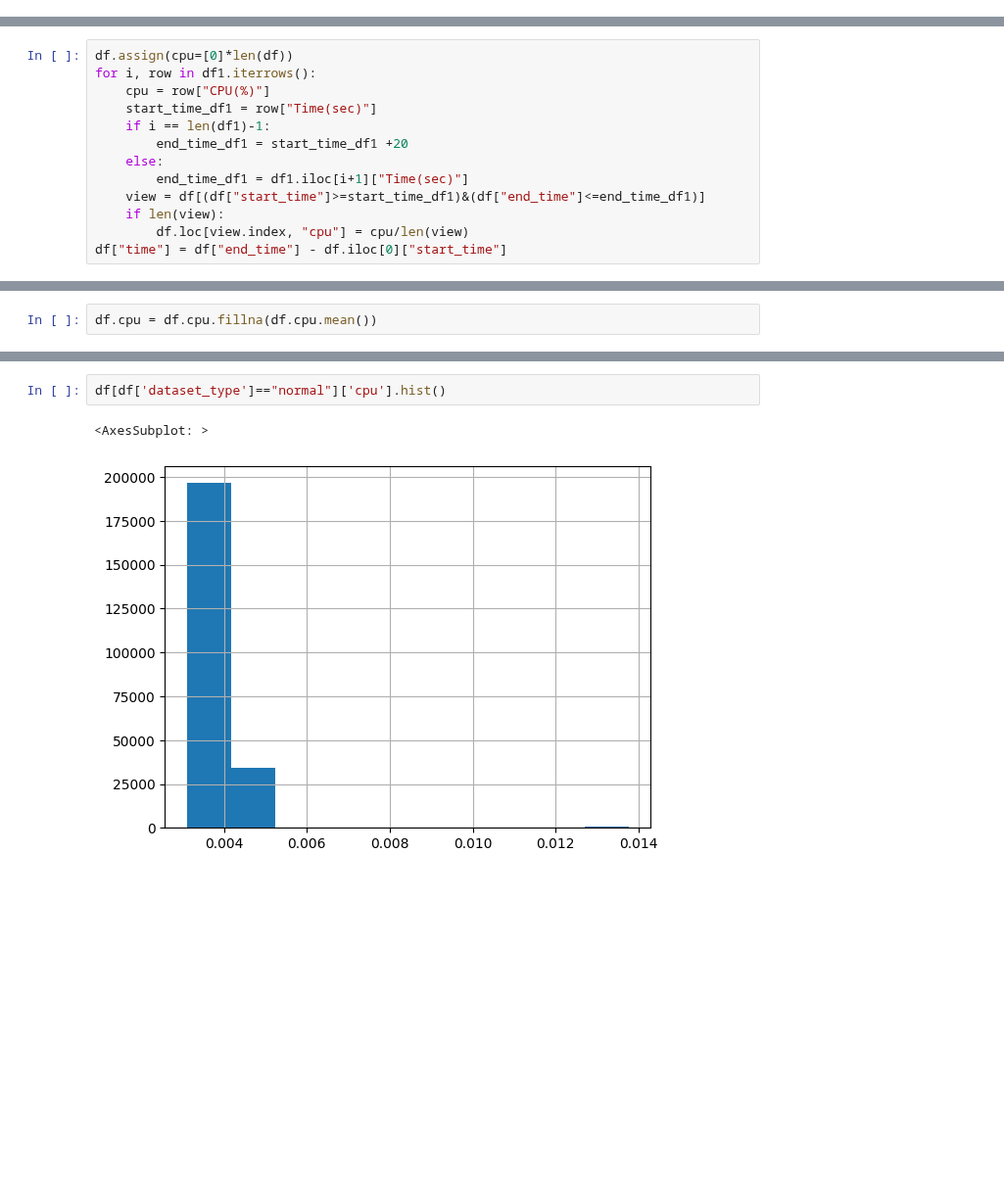
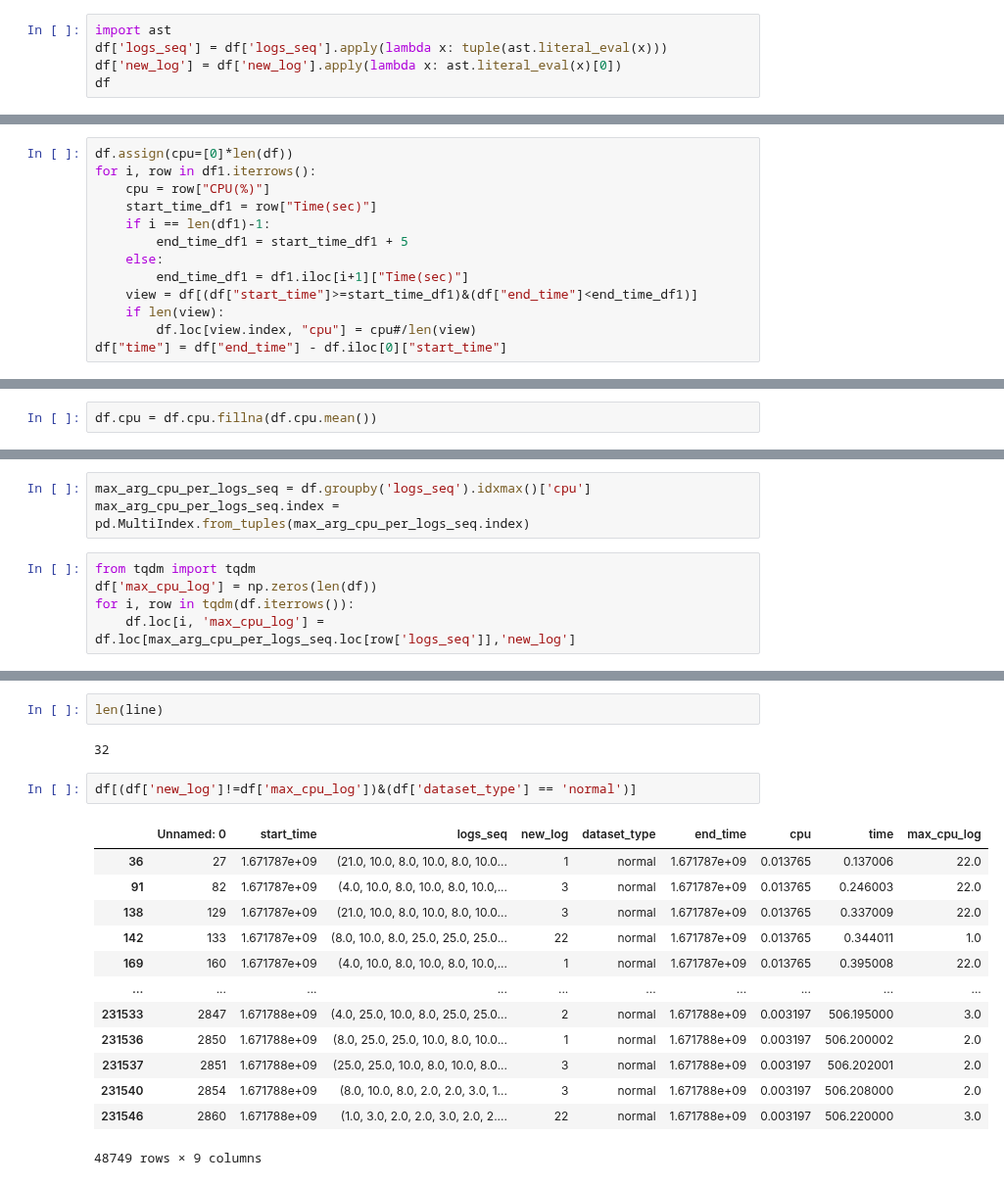
Before and after one commit to sapirani/GreenSecurityMeasurementAndOptimizationFramework, a Jupyter notebook: data_experiments.ipynb, the cells around one changed output, grey strips where cells are left out. Shown at 98% size. Cells and saved outputs as stored; diff of their text form; blank space fills up the shorter version.

```diff
--- a/data_experiments.ipynb
+++ b/data_experiments.ipynb
@@ -46,0 +24,5 @@ df1 = df1.reset_index()
+# %%
+import ast
+df['logs_seq'] = df['logs_seq'].apply(lambda x: tuple(ast.literal_eval(x)))
+df['new_log'] = df['new_log'].apply(lambda x: ast.literal_eval(x)[0])
+df
@@ -50,10 +46,10 @@ for i, row in df1.iterrows():
     cpu = row["CPU(%)"]
     start_time_df1 = row["Time(sec)"]
     if i == len(df1)-1:
-        end_time_df1 = start_time_df1 +20
+        end_time_df1 = start_time_df1 + 5
     else:
         end_time_df1 = df1.iloc[i+1]["Time(sec)"]
-    view = df[(df["start_time"]>=start_time_df1)&(df["end_time"]<=end_time_df1)]
+    view = df[(df["start_time"]>=start_time_df1)&(df["end_time"]<end_time_df1)]
     if len(view):
-        df.loc[view.index, "cpu"] = cpu/len(view)
+        df.loc[view.index, "cpu"] = cpu#/len(view)
 df["time"] = df["end_time"] - df.iloc[0]["start_time"]
@@ -91,0 +129,8 @@ alt.Chart(normal).mark_bar().encode(
+# %%
+max_arg_cpu_per_logs_seq = df.groupby('logs_seq').idxmax()['cpu']
+max_arg_cpu_per_logs_seq.index = pd.MultiIndex.from_tuples(max_arg_cpu_per_logs_seq.index)
+# %%
+from tqdm import tqdm
+df['max_cpu_log'] = np.zeros(len(df))
+for i, row in tqdm(df.iterrows()):
+    df.loc[i, 'max_cpu_log'] = df.loc[max_arg_cpu_per_logs_seq.loc[row['logs_seq']],'new_log']
@@ -92,5 +215,20 @@ alt.Chart(normal).mark_bar().encode(
+# %%
+len(line)
+# %% [output]
+32
 # %%
-df[df['dataset_type']=="normal"]['cpu'].hist()
+df[(df['new_log']!=df['max_cpu_log'])&(df['dataset_type'] == 'normal')]
 # %% [output]
+|  | Unnamed: 0 | start_time | logs_seq | new_log | dataset_type | end_time | cpu | time | max_cpu_log |
+| 36 | 27 | 1.671787e+09 | (21.0, 10.0, 8.0, 10.0, 8.0, 10.0... | 1 | normal | 1.671787e+09 | 0.013765 | 0.137006 | 22.0 |
+| 91 | 82 | 1.671787e+09 | (4.0, 10.0, 8.0, 10.0, 8.0, 10.0,... | 3 | normal | 1.671787e+09 | 0.013765 | 0.246003 | 22.0 |
+| 138 | 129 | 1.671787e+09 | (21.0, 10.0, 8.0, 10.0, 8.0, 10.0... | 3 | normal | 1.671787e+09 | 0.013765 | 0.337009 | 22.0 |
+| 142 | 133 | 1.671787e+09 | (8.0, 10.0, 8.0, 25.0, 25.0, 25.0... | 22 | normal | 1.671787e+09 | 0.013765 | 0.344011 | 1.0 |
+| 169 | 160 | 1.671787e+09 | (4.0, 10.0, 8.0, 10.0, 8.0, 10.0,... | 1 | normal | 1.671787e+09 | 0.013765 | 0.395008 | 22.0 |
+| ... | ... | ... | ... | ... | ... | ... | ... | ... | ... |
+| 231533 | 2847 | 1.671788e+09 | (4.0, 25.0, 10.0, 8.0, 25.0, 25.0... | 2 | normal | 1.671788e+09 | 0.003197 | 506.195000 | 3.0 |
+| 231536 | 2850 | 1.671788e+09 | (8.0, 25.0, 25.0, 10.0, 8.0, 10.0... | 1 | normal | 1.671788e+09 | 0.003197 | 506.200002 | 2.0 |
+| 231537 | 2851 | 1.671788e+09 | (25.0, 25.0, 10.0, 8.0, 10.0, 8.0... | 3 | normal | 1.671788e+09 | 0.003197 | 506.202001 | 2.0 |
+| 231540 | 2854 | 1.671788e+09 | (8.0, 10.0, 8.0, 2.0, 2.0, 3.0, 1... | 3 | normal | 1.671788e+09 | 0.003197 | 506.208000 | 2.0 |
+| 231546 | 2860 | 1.671788e+09 | (1.0, 3.0, 2.0, 2.0, 3.0, 2.0, 2.... | 22 | normal | 1.671788e+09 | 0.003197 | 506.220000 | 3.0 |
-<AxesSubplot: >
+48749 rows × 9 columns
-[figure, removed]
```
Also changed, not shown: parts of 30 cells of this notebook, 2 other files.
